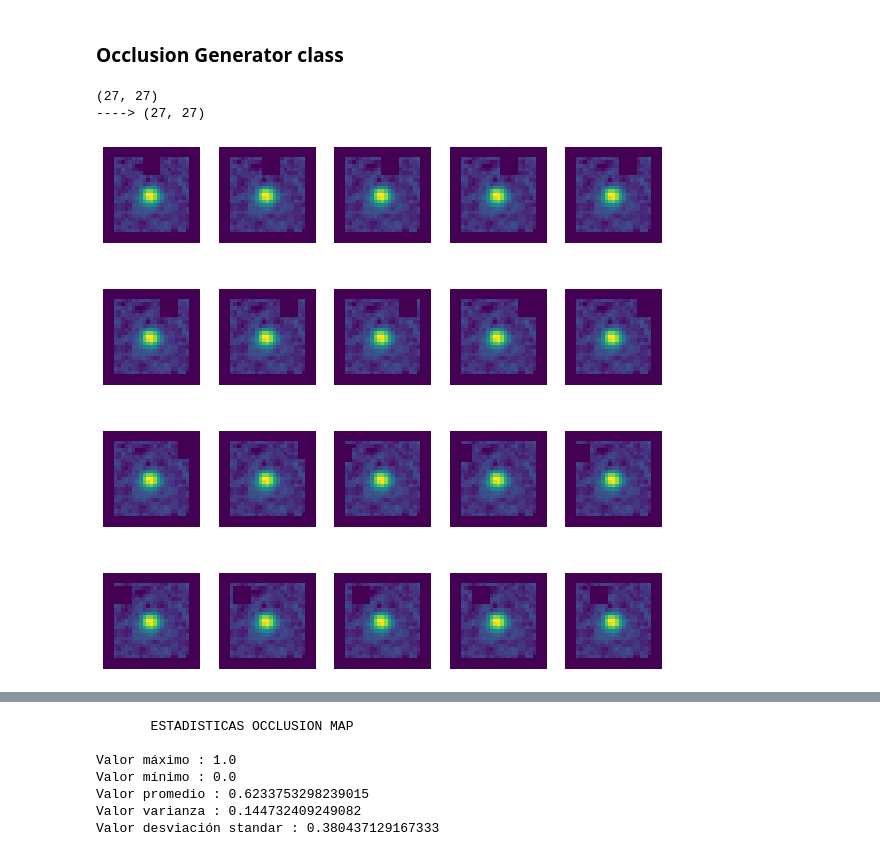
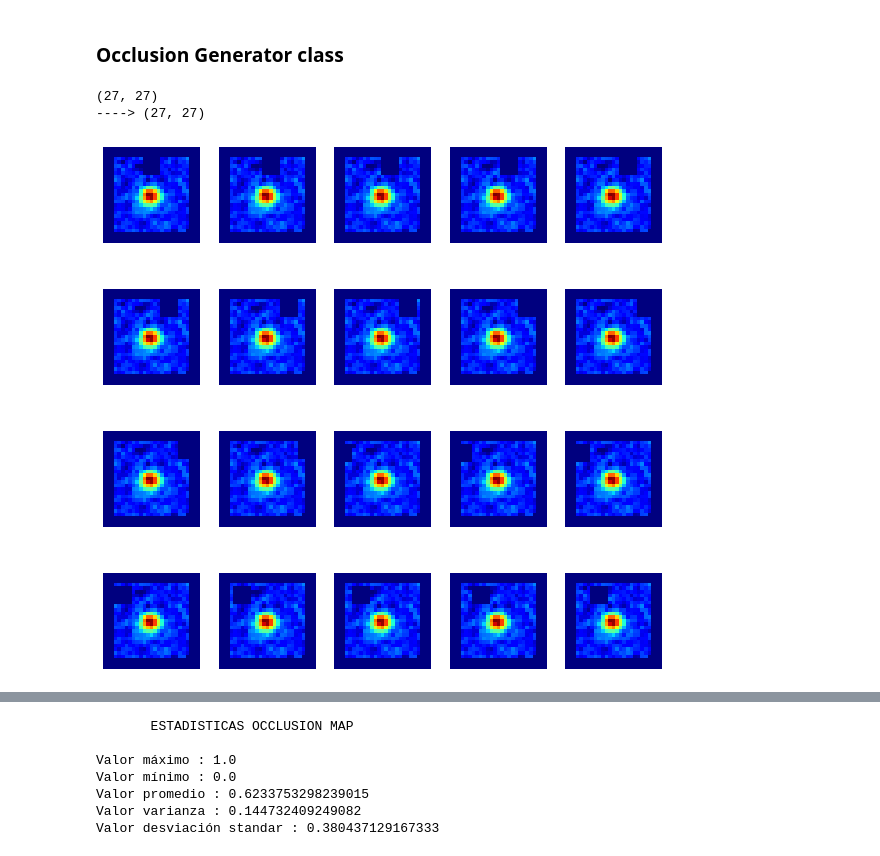
Before and after one commit to AndreTeixeira1998/EL4106-1oProyecto, a Jupyter notebook: Occlusion_map.ipynb, the cells around one changed output, grey strips where cells are left out. Drawn from its saved outputs; the diff is of its cells as text; code cells hidden in the pictures.

```diff
--- a/Occlusion_map.ipynb
+++ b/Occlusion_map.ipynb
@@ -205,23 +208,23 @@ def preprocessar_2d(ximg):
 # %%
 ### testing out the occlusion generator class
 x=preprocessar(x_train[3])
 
 occ = OcclusionGenerator(x, 5, 1, False)
 occList = []
 %matplotlib inline
 plt.rcParams['figure.figsize'] = (10, 10)
 for i in range(100):
     occList.append(occ.flow()[0])
 for i in range(20):
     plt.subplot(4,5,i+1)
-    plt.imshow(occList[i+80], cmap='viridis'); plt.axis("off")
+    plt.imshow(occList[i+80], cmap='jet'); plt.axis("off")
 plt.show()
 #print(occList[i].shape)
 del occ, x ,occList
 # %% [output]
 (27, 27)
 ----> (27, 27)
-[figure, old version]
+[figure, new version]
 # %%
 # this function takes a list of heatmaps and merges them into one single heatmap
 def post_process(heatmap):
```
Also changed, not shown: parts of 4 cells of this notebook.
